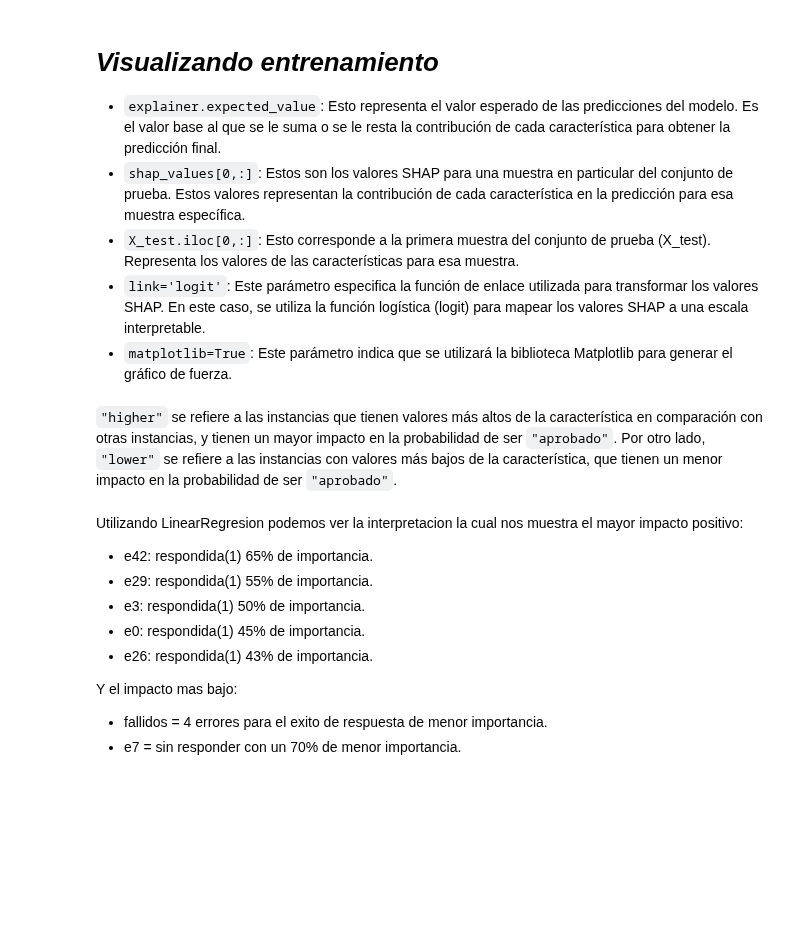
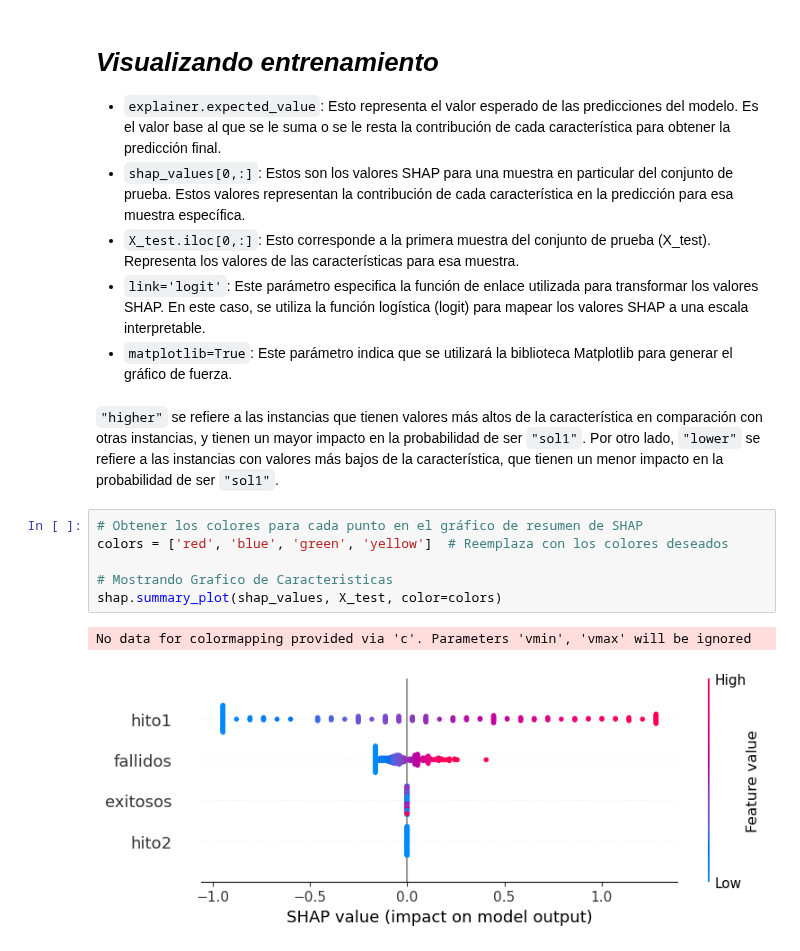
Before and after one commit to tonporaqui/tesis, a Jupyter notebook: jupyter_notebook/notebooks/shap_lr.ipynb, the cells around one changed output. Drawn from its saved outputs; the diff is of its cells as text; blank space fills up the shorter version.

```diff
--- a/jupyter_notebook/notebooks/shap_lr.ipynb
+++ b/jupyter_notebook/notebooks/shap_lr.ipynb
@@ -215,15 +209,13 @@ shap_values = explainer.shap_values(X_test)
 + `link='logit'`: Este parámetro especifica la función de enlace utilizada para transformar los valores SHAP. En este caso, se utiliza la función logística (logit) para mapear los valores SHAP a una escala interpretable.
 + `matplotlib=True`: Este parámetro indica que se utilizará la biblioteca Matplotlib para generar el gráfico de fuerza.
 # %% [markdown]
-`"higher"` se refiere a las instancias que tienen valores más altos de la característica en comparación con otras instancias, y tienen un mayor impacto en la probabilidad de ser `"aprobado"`. Por otro lado, `"lower"` se refiere a las instancias con valores más bajos de la característica, que tienen un menor impacto en la probabilidad de ser `"aprobado"`.
+`"higher"` se refiere a las instancias que tienen valores más altos de la característica en comparación con otras instancias, y tienen un mayor impacto en la probabilidad de ser `"sol1"`. Por otro lado, `"lower"` se refiere a las instancias con valores más bajos de la característica, que tienen un menor impacto en la probabilidad de ser `"sol1"`.
-# %% [markdown]
-Utilizando LinearRegresion podemos ver la interpretacion la cual nos muestra el mayor impacto positivo:
-+ e42: respondida(1) 65% de importancia.
-+ e29: respondida(1) 55% de importancia.
-+ e3: respondida(1) 50% de importancia.
-+ e0: respondida(1) 45% de importancia.
-+ e26: respondida(1) 43% de importancia.
-
-Y el impacto mas bajo:
-+ fallidos = 4 errores para el exito de respuesta de menor importancia.
-+ e7 = sin responder con un 70% de menor importancia.
+# %%
+# Obtener los colores para cada punto en el gráfico de resumen de SHAP
+colors = ['red', 'blue', 'green', 'yellow']  # Reemplaza con los colores deseados
+
+# Mostrando Grafico de Caracteristicas
+shap.summary_plot(shap_values, X_test, color=colors)
+# %% [output]
+No data for colormapping provided via 'c'. Parameters 'vmin', 'vmax' will be ignored
+[figure, added]
```
Also changed, not shown: parts of 21 cells of this notebook, 4 other files.
